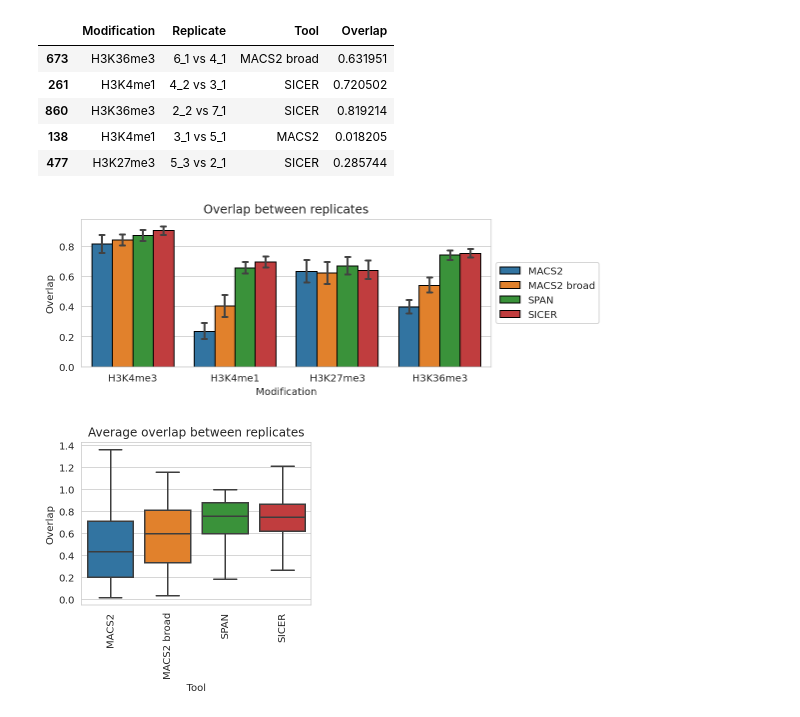
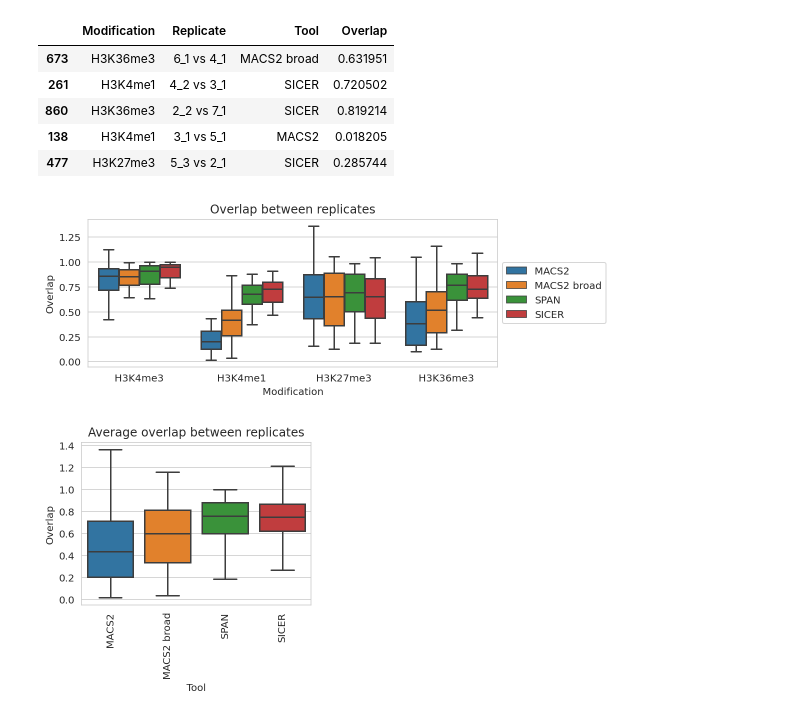
Before and after one commit to JetBrains-Research/peak-callers-analysis, a Jupyter notebook: 2022 - Comparative Analysis Benchmark.ipynb, the cells around one changed output. Cells and saved outputs as stored; diff of their text form; code cells hidden in the pictures.

```diff
--- a/2022 - Comparative Analysis Benchmark.ipynb
+++ b/2022 - Comparative Analysis Benchmark.ipynb
@@ -428,18 +428,21 @@ ro.sample(5)
 # %%
 plt.figure(figsize=(8, 3))
 plt.title(f'Overlap between replicates')
-g_results = sns.barplot(data=ro, x='Modification', y='Overlap', hue='Tool',
-                        capsize=.05, errwidth=2, edgecolor="black",
+# g_results = sns.barplot(data=ro, x='Modification', y='Overlap', hue='Tool',
+#                         capsize=.05, errwidth=2, edgecolor="black",
+#                         order=MODIFICATIONS,
+#                         hue_order=['MACS2', 'MACS2 broad', 'SPAN', 'SICER'])
+g_results = sns.boxplot(data=ro, x='Modification', y='Overlap', hue='Tool',
                         order=MODIFICATIONS,
-                        hue_order=['MACS2', 'MACS2 broad', 'SPAN', 'SICER'])
-# sns.boxplot(data=ro, x='Modification', y='Overlap', hue='Tool')
+                        hue_order=['MACS2', 'MACS2 broad', 'SPAN', 'SICER'],
+                        showfliers=False)
 # Put a legend to the right of the current axis
 g_results.axes.legend(loc='center left', bbox_to_anchor=(1, 0.5))
 plt.tight_layout()
 plt.savefig(os.path.join(FIGURES_DIR, f'overlap.{EXT}'), bbox_inches='tight', dpi=300)
 plt.show()
 # %% [output]
-[figure, old version]
+[figure, new version]
 # %%
 plt.figure(figsize=(4, 4))
 plt.title(f'Average overlap between replicates')
```
Also changed, not shown: parts of 7 cells of this notebook, 5 other files.
